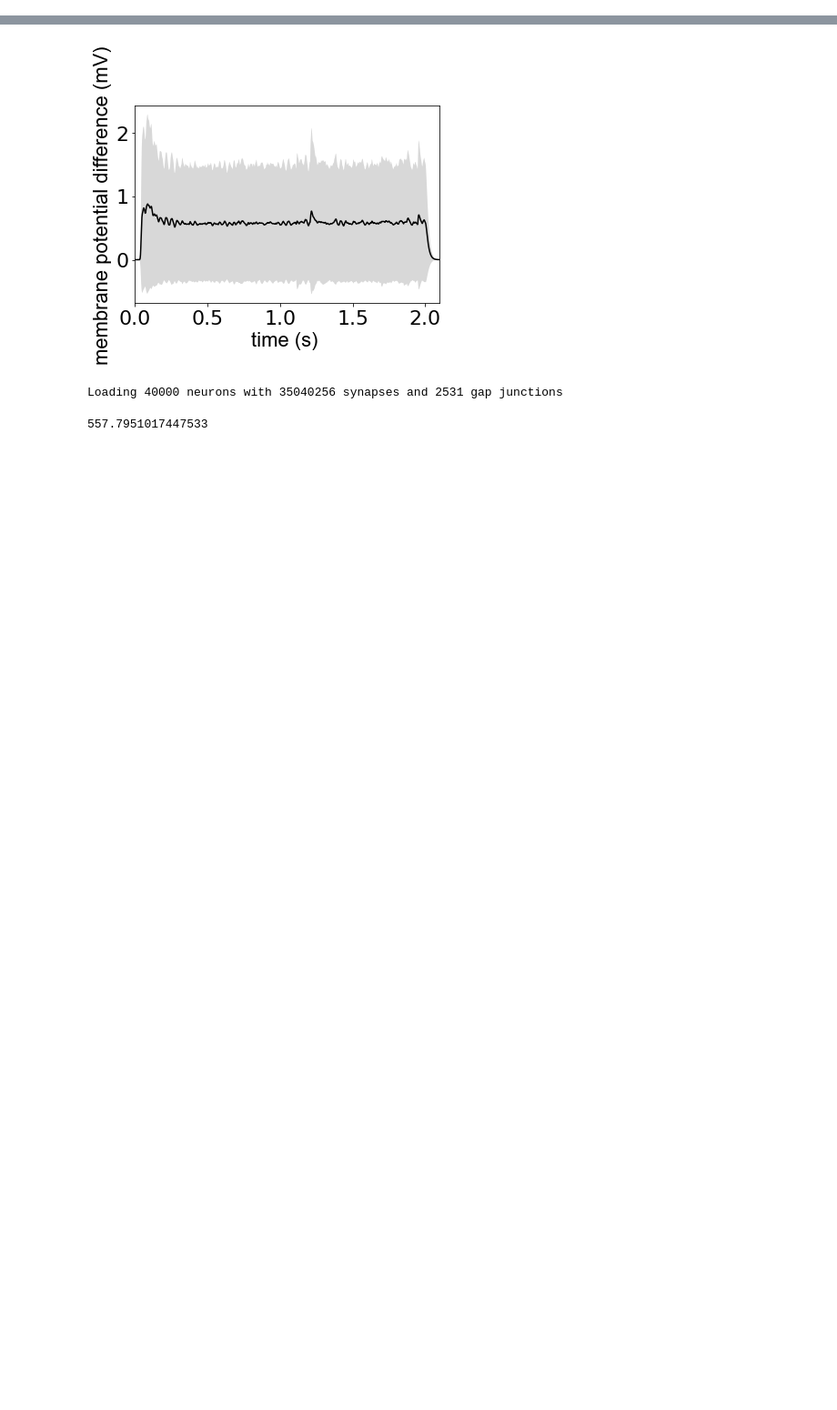
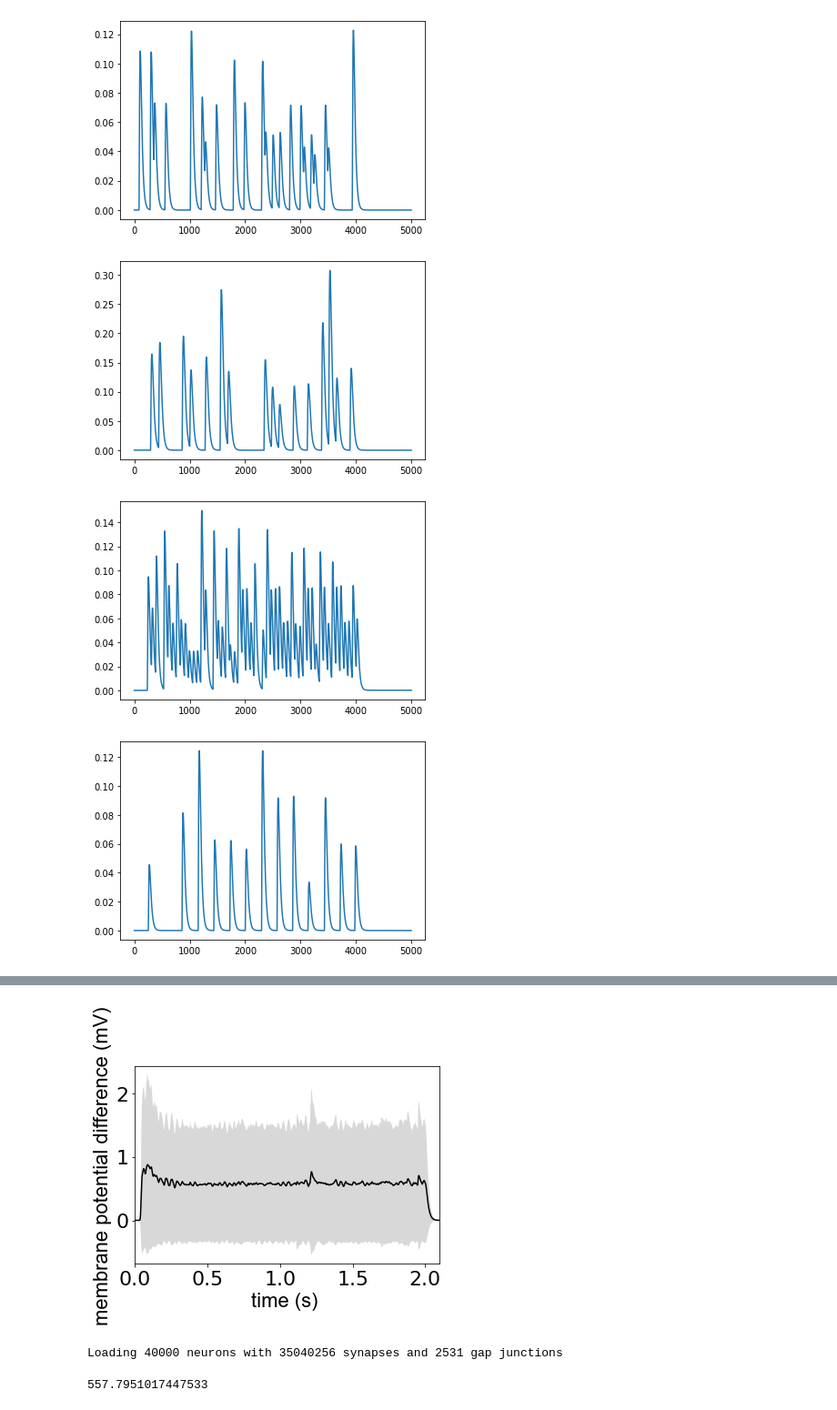
Before and after one commit to jofrony/current_bgd2_analysis, a Jupyter notebook: population_unit/surround_inhibition/supercomputer/analysis/figure/surround_inhibition/activity/analysis-4.ipynb, the cells around one changed output, grey strips where cells are left out. Shown: that part at 91% size. Drawn from its saved outputs; the diff is of its cells as text; code cells hidden in the pictures; blank space fills up the shorter version.

```diff
--- a/population_unit/surround_inhibition/supercomputer/analysis/figure/surround_inhibition/activity/analysis-4.ipynb
+++ b/population_unit/surround_inhibition/supercomputer/analysis/figure/surround_inhibition/activity/analysis-4.ipynb
@@ -61,0 +91,10 @@ for cell_id, vs in dv['p1'].items():
+# %%
+for m in mean_list[:10]:
+    plt.figure()
+    plt.plot(m)
+    plt.show()
+# %% [output]
+[figure, added]
+[figure, added]
+[figure, added]
+[figure, added]
```
Also changed, not shown: parts of 11 cells of this notebook, 14 other files.
